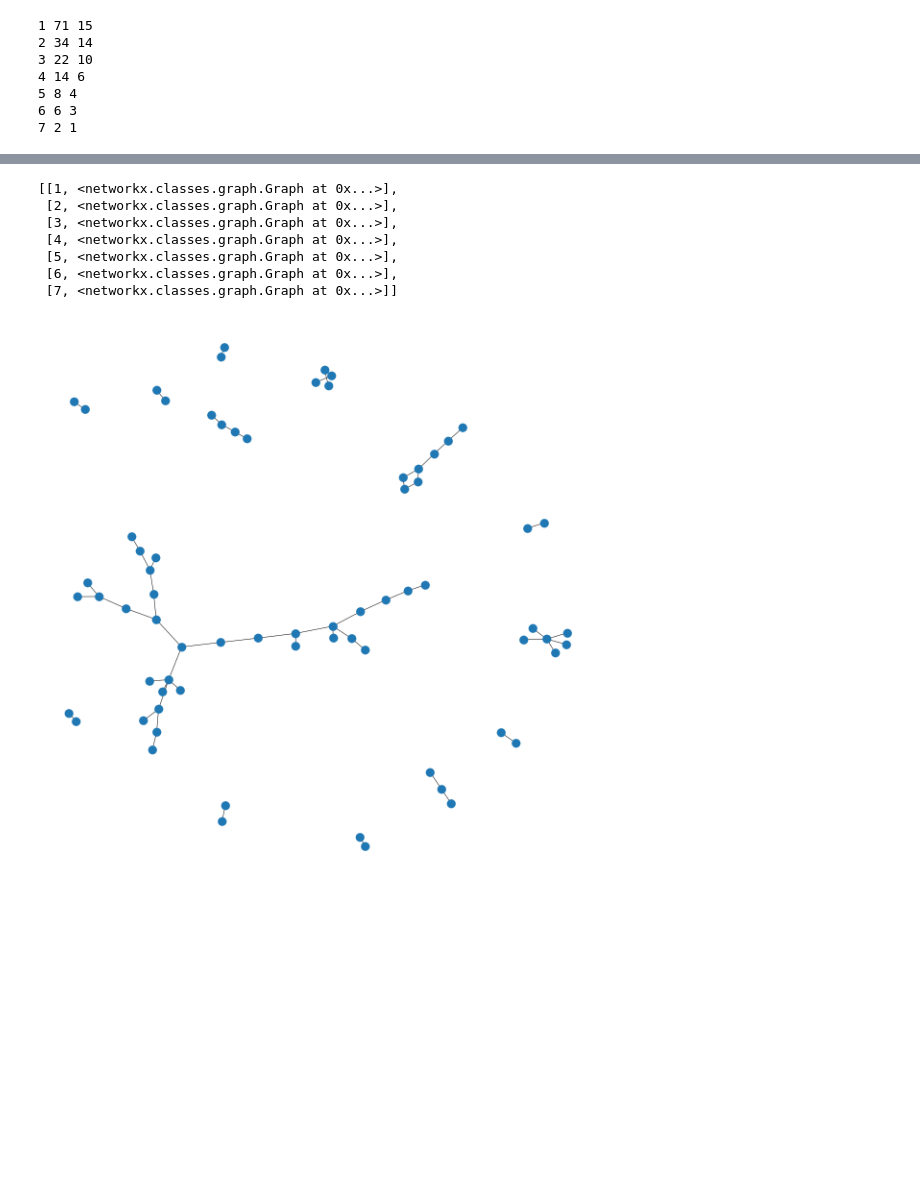
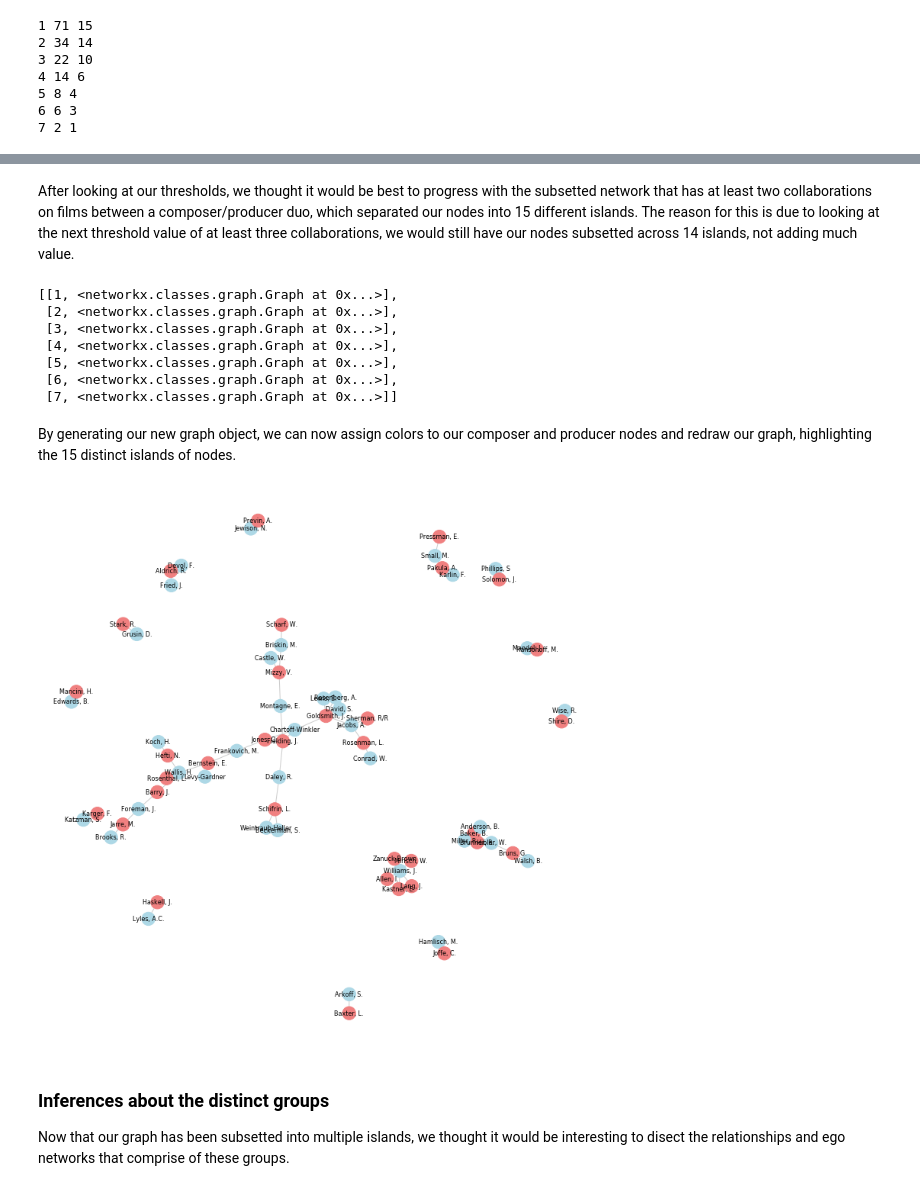
Before and after one commit to amberferger/DATA620_Group_Assignments, a Jupyter notebook: Project2/DATA620_Project2.ipynb, the cells around one changed output, grey strips where cells are left out. Drawn from its saved outputs; the diff is of its cells as text; code cells hidden in the pictures; blank space fills up the shorter version.

```diff
--- a/Project2/DATA620_Project2.ipynb
+++ b/Project2/DATA620_Project2.ipynb
@@ -187,3 +216,5 @@ connected_component_subgraphs(G, copy=True)
+# %% [markdown]
+After looking at our thresholds, we thought it would be best to progress with the subsetted network that has at least two collaborations on films between a composer/producer duo, which separated our nodes into 15 different islands. The reason for this is due to looking at the next threshold value of at least three collaborations, we would still have our nodes subsetted across 14 islands, not adding much value.
 # %%
 islands
 # %% [output]
@@ -194,9 +225,22 @@ islands
  [5, <networkx.classes.graph.Graph at 0x...>],
  [6, <networkx.classes.graph.Graph at 0x...>],
  [7, <networkx.classes.graph.Graph at 0x...>]]
+# %% [markdown]
+By generating our new graph object, we can now assign colors to our composer and producer nodes and redraw our graph, highlighting the 15 distinct islands of nodes.
 # %%
 temp = islands[0]
 G = temp[1]
-nx.draw(G)
+cc = bipartite.color(G)
+nx.set_node_attributes(G, cc, 'bipartite')
-# %% [output]
-[figure, removed]
+# %%
+comp_prod_col = []
+color_nodes(G, comp_prod_col)
+# %%
+plt.rcParams['figure.figsize'] = [10, 10]
+nx.draw(G, with_labels='true', node_color=comp_prod_col, font_size=8, edge_color='#cccccc')
+# %% [output]
+[figure, added]
+# %% [markdown]
+### Inferences about the distinct groups
+
+Now that our graph has been subsetted into multiple islands, we thought it would be interesting to disect the relationships and ego networks that comprise of these groups.
```
Also changed, not shown: parts of 34 cells of this notebook.
